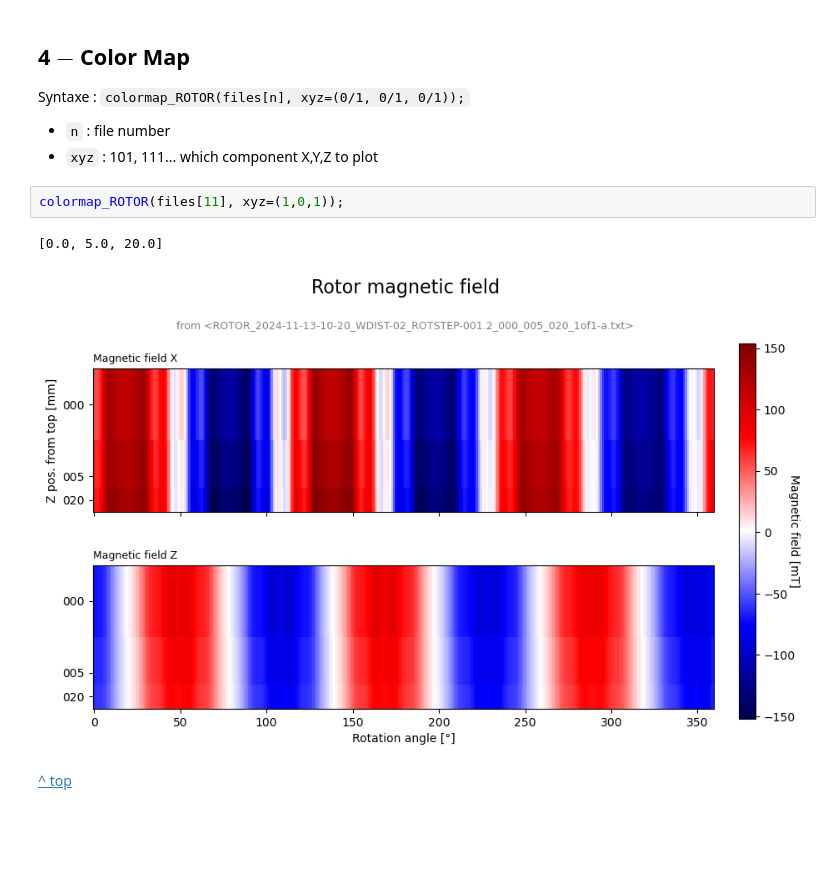
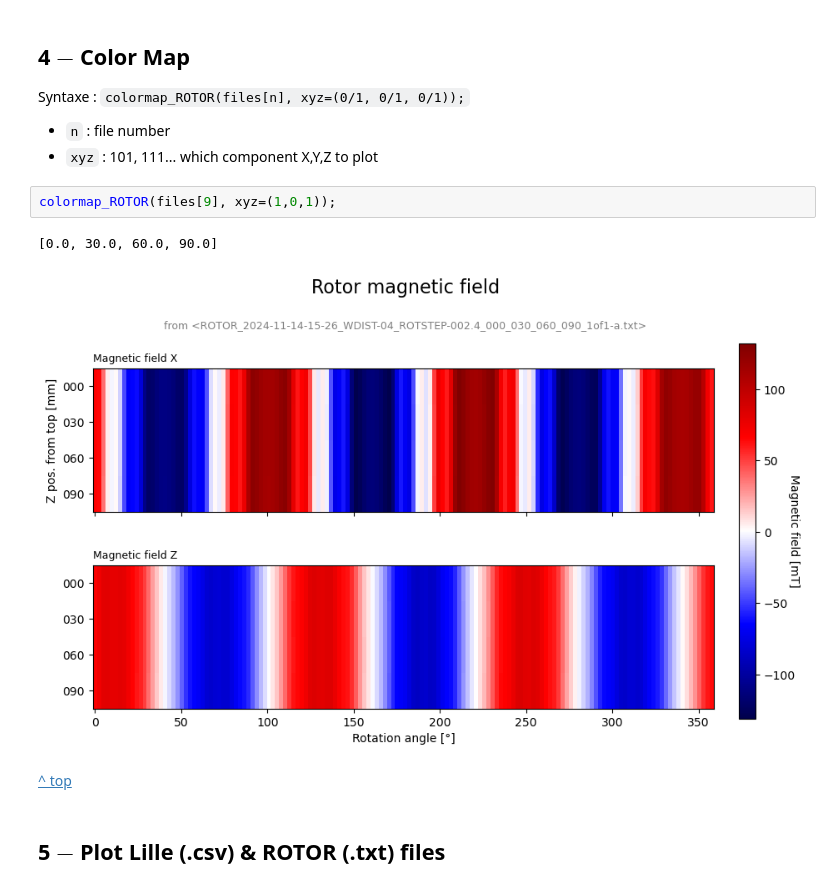
Before and after one commit to cjlux/Banc-Mesure-Rotor, a Jupyter notebook: ROTOR_bench/Processing/ProcessData.ipynb, the cells around one changed output. Saved outputs shown, nothing was run; the diff lists cells and outputs as text; blank space fills up the shorter version.

Commit message:
ROTOR data visualization

```diff
--- a/ROTOR_bench/Processing/ProcessData.ipynb
+++ b/ROTOR_bench/Processing/ProcessData.ipynb
@@ -82,9 +85,11 @@ Syntaxe : `colormap_ROTOR(files[n], xyz=(0/1, 0/1, 0/1));`
 - `n` : file number
 - `xyz` : 101, 111... which component X,Y,Z to plot
 # %%
-colormap_ROTOR(files[11], xyz=(1,0,1));
+colormap_ROTOR(files[9], xyz=(1,0,1));
 # %% [output]
-[0.0, 5.0, 20.0]
+[0.0, 30.0, 60.0, 90.0]
-[figure, old version]
+[figure, new version]
 # %% [markdown]
 [^ top](#top)
+# %% [markdown]
+## 5 $-$ Plot Lille (.csv) & ROTOR (.txt)  files<a id="5"></a>
```
Also changed, not shown: parts of 13 cells of this notebook, 4 other files.
